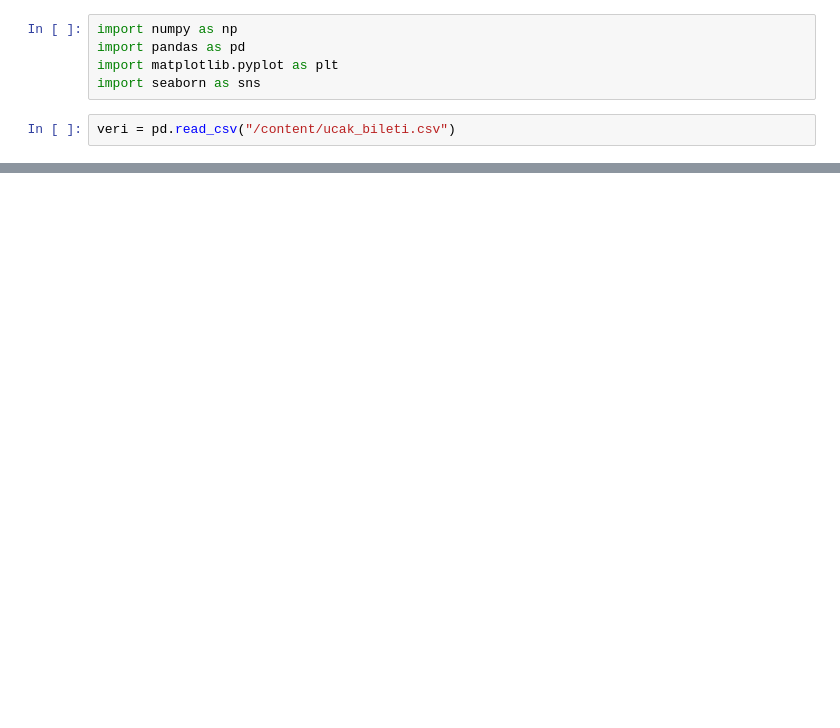
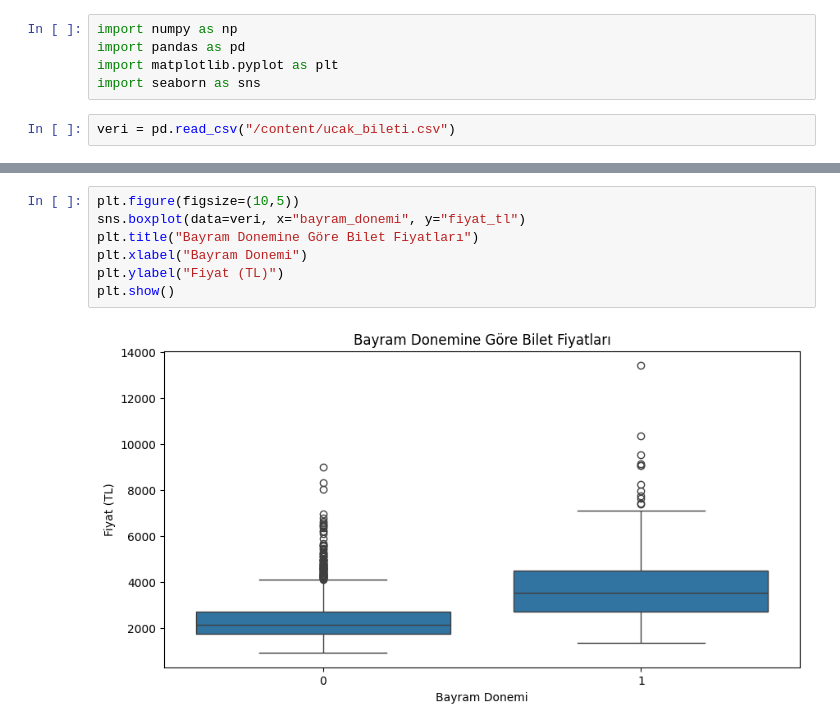
Before and after one commit to europecodingschool/ECS---VB---YZ---08.26, a Jupyter notebook: VB_YZ_Ders_15_2.ipynb, the cells around one changed output, grey strips where cells are left out. Cells and saved outputs as stored; diff of their text form; blank space fills up the shorter version.

```diff
--- a/VB_YZ_Ders_15_2.ipynb
+++ b/VB_YZ_Ders_15_2.ipynb
@@ -18,0 +133,9 @@ veri.head()
+# %%
+plt.figure(figsize=(10,5))
+sns.boxplot(data=veri, x="bayram_donemi", y="fiyat_tl")
+plt.title("Bayram Donemine Göre Bilet Fiyatları")
+plt.xlabel("Bayram Donemi")
+plt.ylabel("Fiyat (TL)")
+plt.show()
+# %% [output]
+[figure, added]
```
Also changed, not shown: parts of 10 cells of this notebook.
